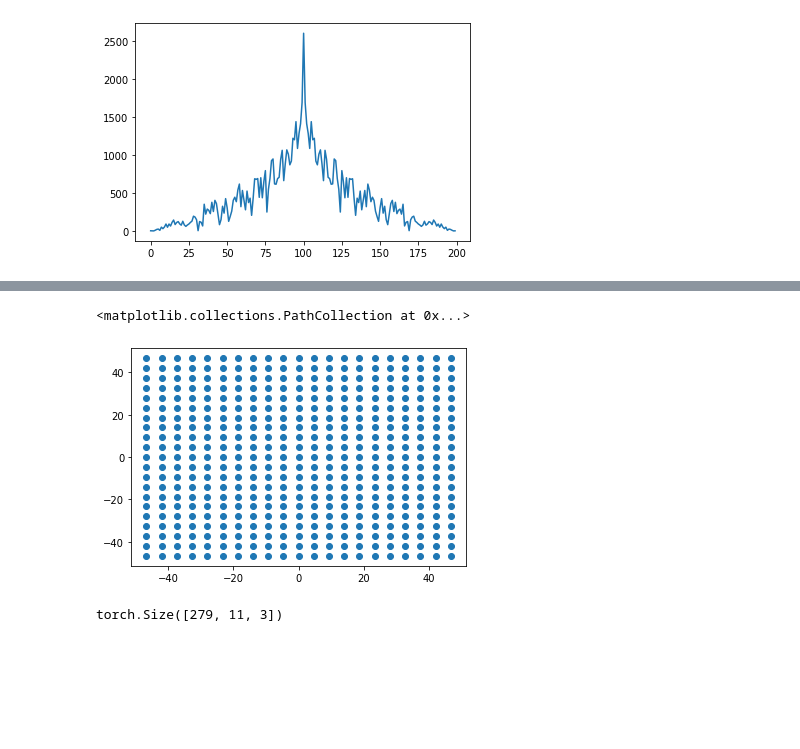
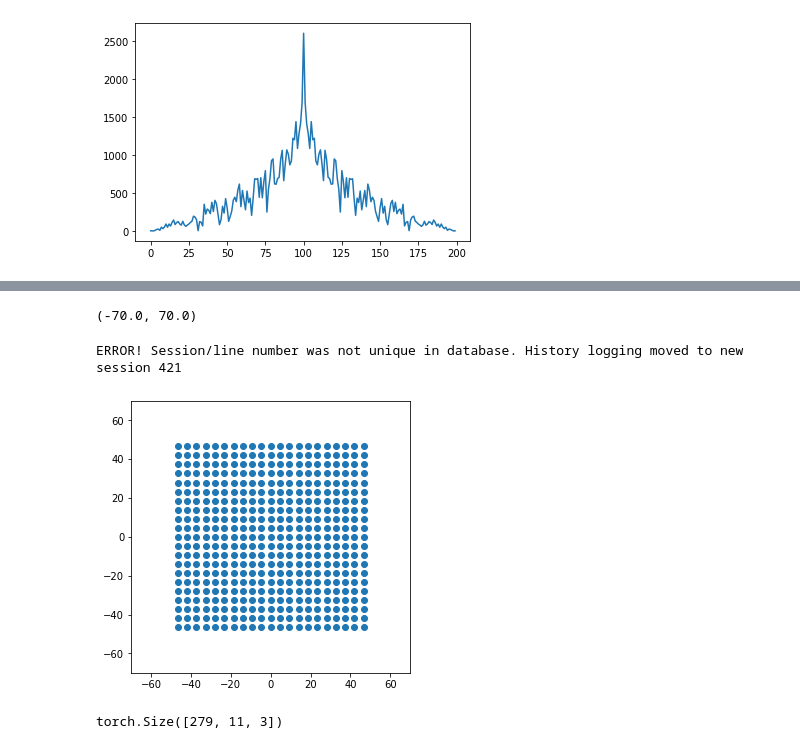
Before and after one commit to akarshkumar0101/basketball-rl, a Jupyter notebook: modeling/modeling.ipynb, the cells around one changed output, grey strips where cells are left out. Drawn from its saved outputs; the diff is of its cells as text; code cells hidden in the pictures; blank space fills up the shorter version.

```diff
--- a/modeling/modeling.ipynb
+++ b/modeling/modeling.ipynb
@@ -37,12 +117,21 @@ for f in os.listdir('data_processed/')[:25]:
 # %%
 dcs = discrete_prob.DiscretizeContinuousSpace(np.full(2, fill_value=-constants.max_speed_ball*.7, dtype=float),
                                               np.full(2, fill_value=+constants.max_speed_ball*.7, dtype=float),
                                               np.full(2, fill_value=21, dtype=int))
 a = dcs.bin2vec(np.arange(np.prod(dcs.n_bins)))
+plt.figure(figsize=(5, 5), facecolor='white')
 plt.scatter(*a.T)
+
+# for x in np.linspace(-constants.max_speed_ball*.7, constants.max_speed_ball*.7, 21):
+#     plt.axhline(x)
+#     plt.axvline(x)
+plt.xlim(-constants.max_speed_ball, constants.max_speed_ball)
+plt.ylim(-constants.max_speed_ball, constants.max_speed_ball)
+# plt.gca().hlines(np.linspace(-constants.max_speed_ball, constants.max_speed_human, 21))
 # %% [output]
-<matplotlib.collections.PathCollection at 0x...>
+(-70.0, 70.0)
+ERROR! Session/line number was not unique in database. History logging moved to new session 421
-[figure, old version]
+[figure, new version]
 # %%
 # torch.distributions.Categorical(logits=a).entropy().mean()
 # %%
```
Also changed, not shown: parts of 11 cells of this notebook, 1 other file.
